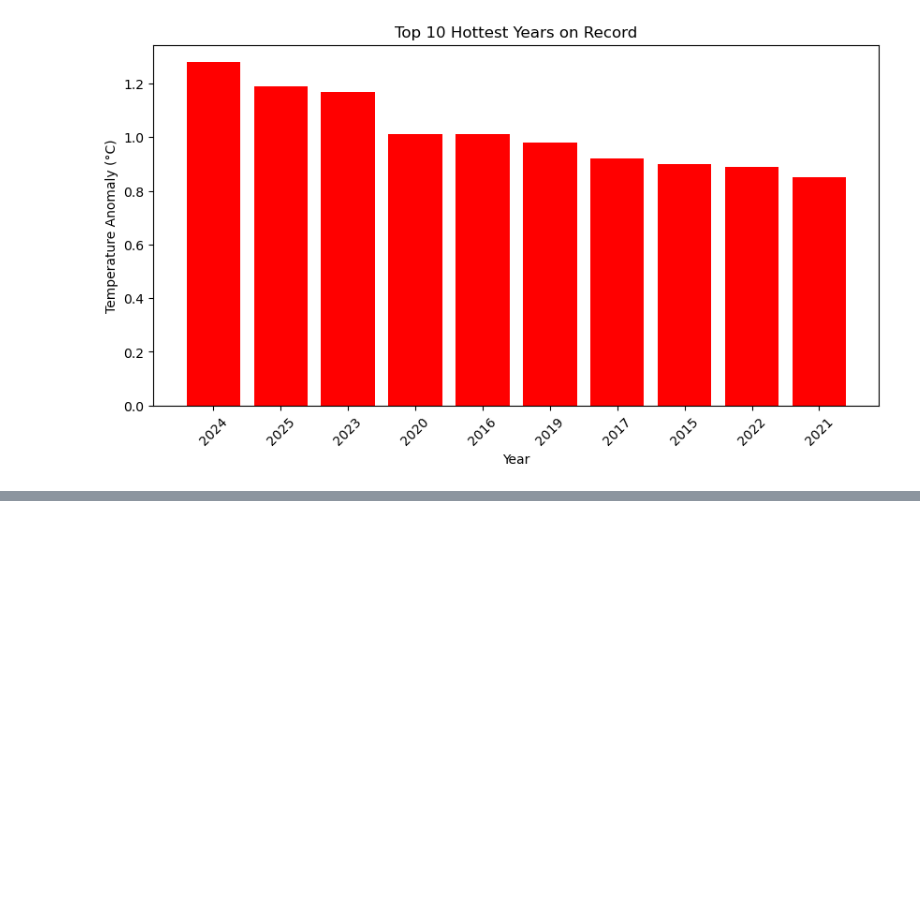
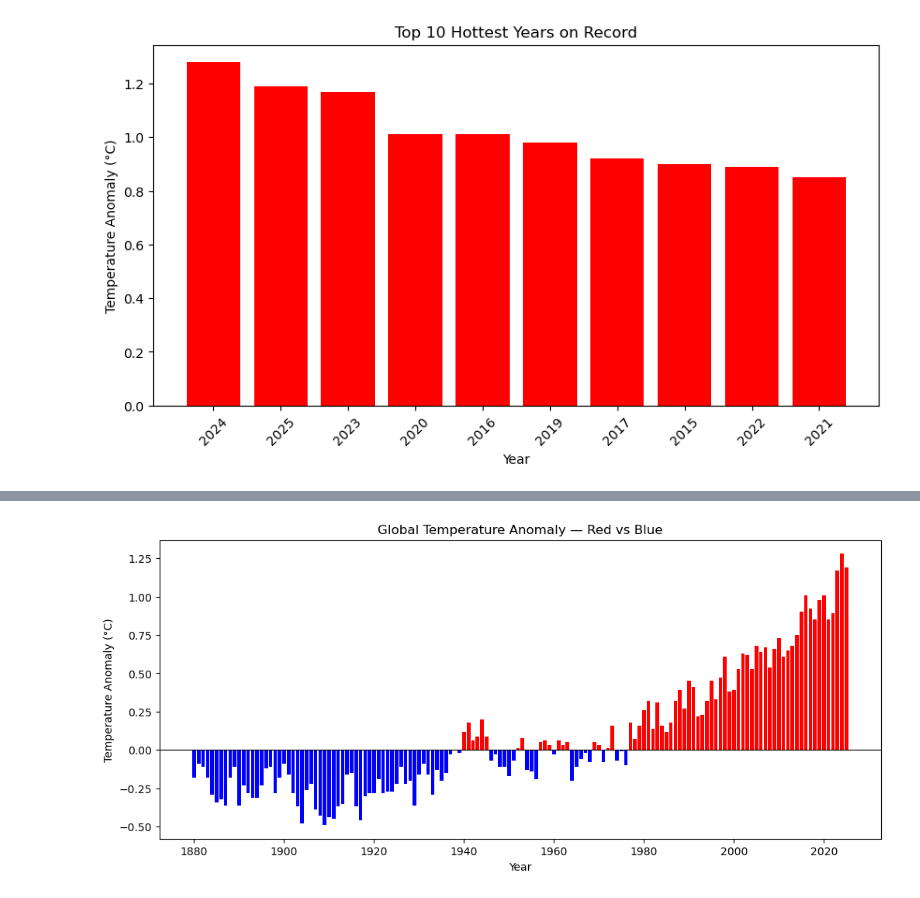
Before and after one commit to mahekshahh/climate-analysis, a Jupyter notebook: climate_analysis.ipynb, the cells around one changed output, grey strips where cells are left out. Cells and saved outputs as stored; diff of their text form; code cells hidden in the pictures; blank space fills up the shorter version.

```diff
--- a/climate_analysis.ipynb
+++ b/climate_analysis.ipynb
@@ -188,0 +202,13 @@ plt.show()
+# %%
+plt.figure(figsize=(12, 5))
+
+colors = ["red" if val > 0 else "blue" for val in df["J-D"]]
+
+plt.bar(df["Year"], df["J-D"], color=colors)
+plt.axhline(y=0, color="black", linewidth=0.8)
+plt.title("Global Temperature Anomaly — Red vs Blue")
+plt.xlabel("Year")
+plt.ylabel("Temperature Anomaly (°C)")
+plt.show()
+# %% [output]
+[figure, added]
```
Also changed, not shown: parts of 1 cell of this notebook.
